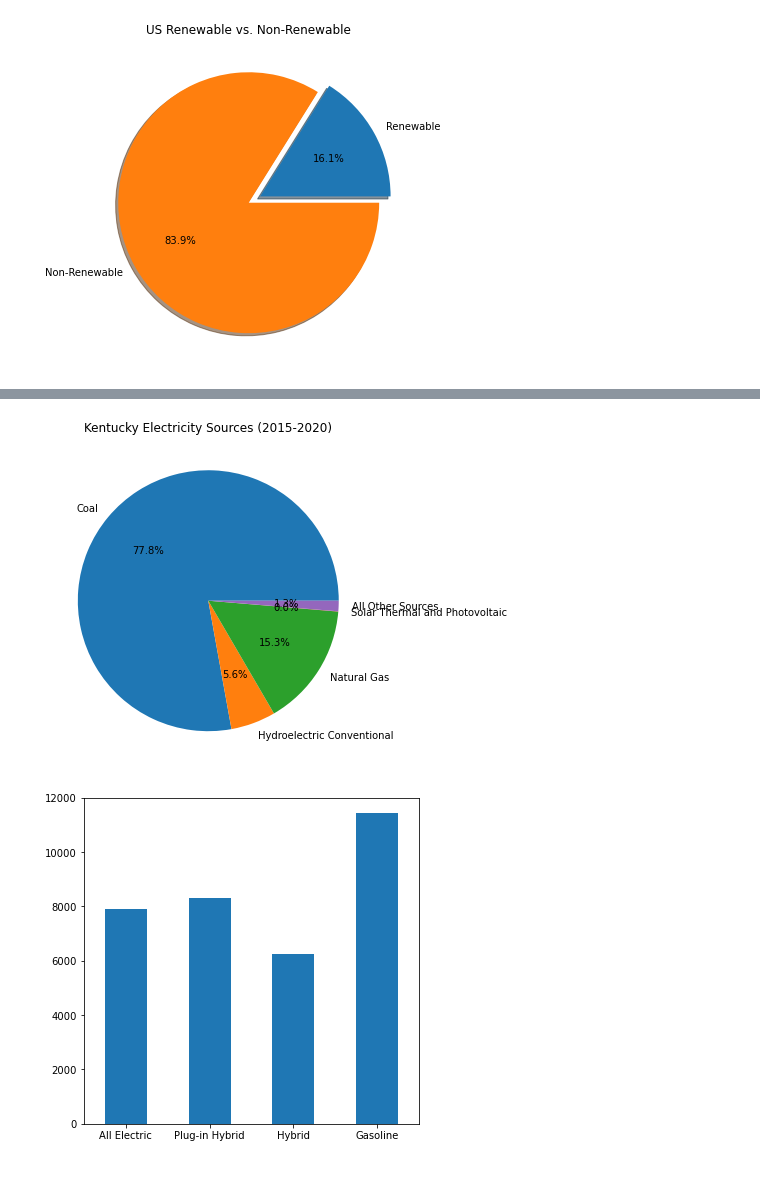
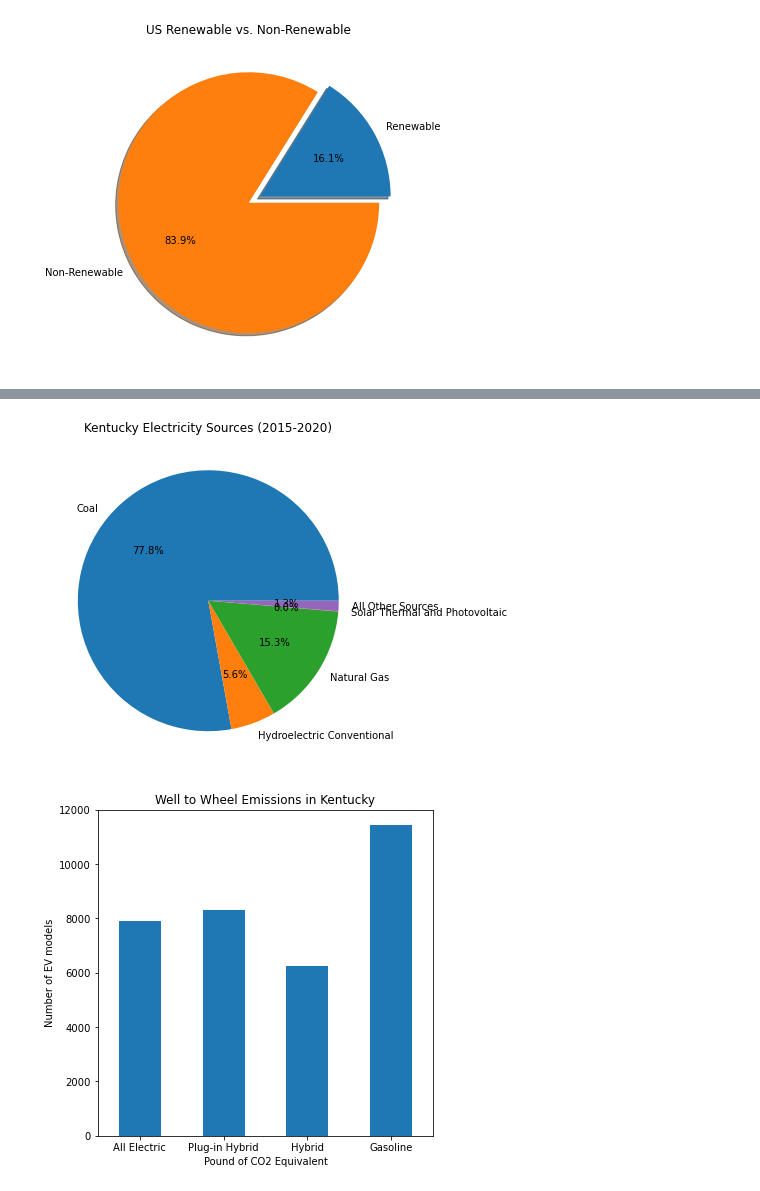
Before and after one commit to nhle95/Project1_group4, a Jupyter notebook: state_electricity_emission(2016).ipynb, the cells around one changed output, grey strips where cells are left out. Saved outputs shown, nothing was run; the diff lists cells and outputs as text; code cells hidden in the pictures.

Commit message:
add graphs

```diff
--- a/state_electricity_emission(2016).ipynb
+++ b/state_electricity_emission(2016).ipynb
@@ -3,7 +4,8 @@ import pandas as pd
 import numpy as np
 import matplotlib.pyplot as plt
 # %%
-csv_path = "annual_generation_state.csv"
+#read csv
+csv_path = "data/annual_generation_state.csv"
 # %%
 gen_df = pd.read_csv(csv_path, header = None)
 # %%
@@ -531,11 +567,18 @@ ax = EmissonsPerVehicle['Vermont (VT)'].plot.bar(rot=0)
 # %%
 #Kentucky plot visualization
 plt.pie(KYdata,autopct='%1.1f%%',startangle=0,labels = KYlabels)
 plt.title(label ="Kentucky Electricity Sources (2015-2020)")
+plt.rcParams['figure.figsize']=(6,6) # Change plot size
+plt.savefig('output/Kentucky Electricity Sources (2015-2020).jpeg')
 plt.show()
-plt.rcParams['figure.figsize']=(6,6) # Change plot size
+
 
 ax = EmissonsPerVehicle['Kentucky (KY)'].plot.bar(rot=0)
+plt.xlabel("Pound of CO2 Equivalent")
+plt.ylabel('Number of EV models')
+plt.title('Well to Wheel Emissions in Kentucky')
+plt.savefig('output/Kentucky Well to Wheel Emissions.jpeg')
+plt.show()
 # %% [output]
 [figure]
-[figure, old version]
+[figure, new version]
```
Also changed, not shown: parts of 8 cells of this notebook, 17 other files.
